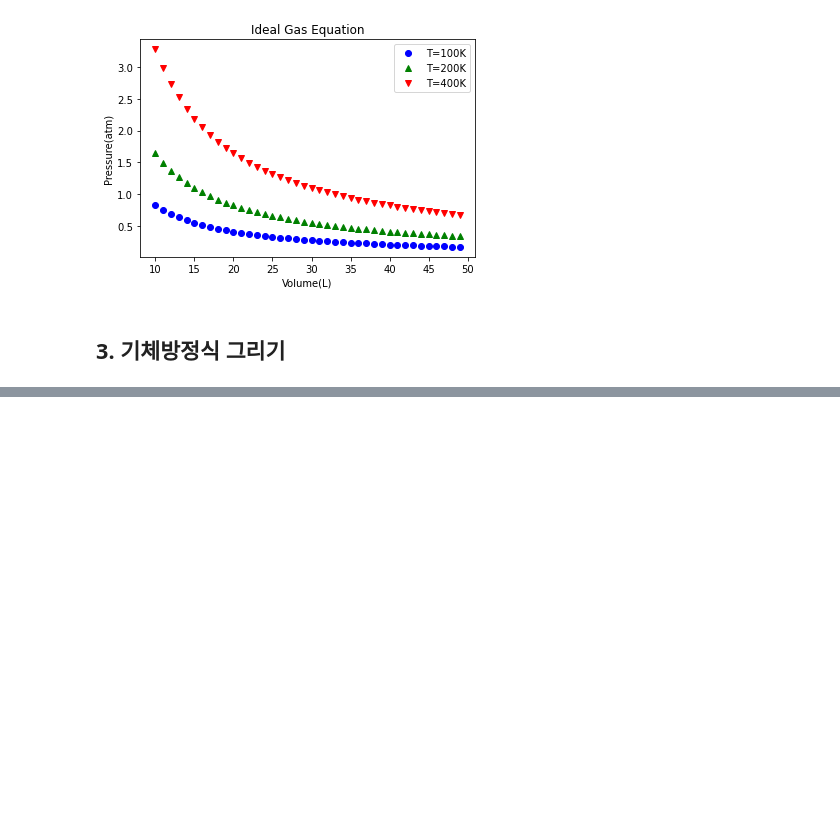
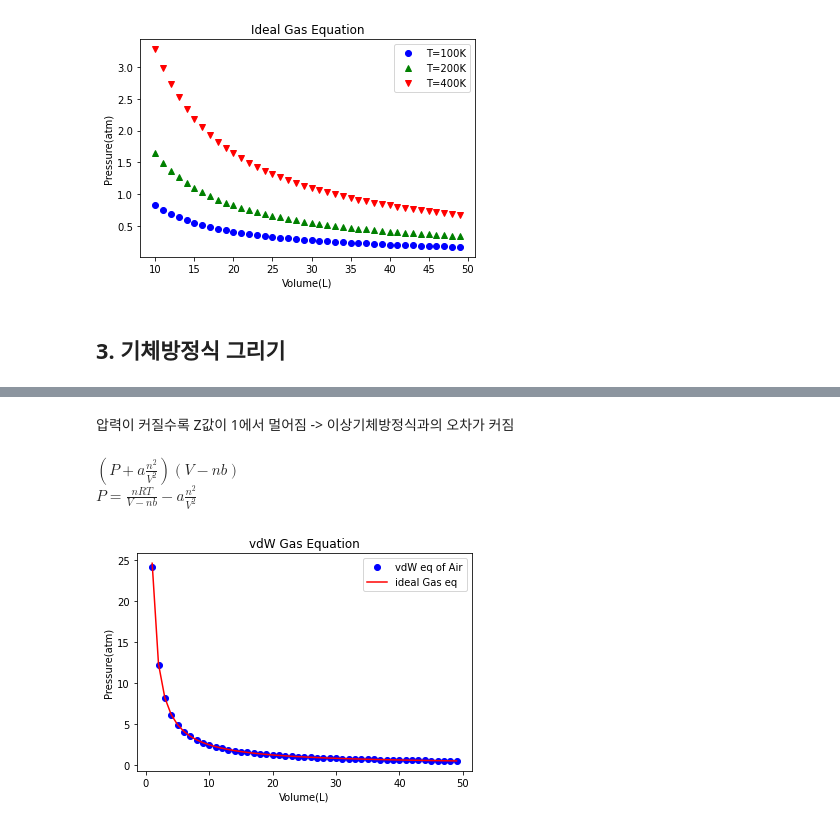
Before and after one commit to BrainNim/Study, a Jupyter notebook: K-MOOC/코딩으로 배우는 일반화학/week_2.ipynb, the cells around one changed output, grey strips where cells are left out. Drawn from its saved outputs; the diff is of its cells as text; code cells hidden in the pictures; blank space fills up the shorter version.

```diff
--- a/K-MOOC/코딩으로 배우는 일반화학/week_2.ipynb
+++ b/K-MOOC/코딩으로 배우는 일반화학/week_2.ipynb
@@ -96,0 +138,29 @@ V = np.array([])
+# %% [markdown]
+압력이 커질수록 Z값이 1에서 멀어짐 -> 이상기체방정식과의 오차가 커짐
+# %% [markdown]
+$(P+a\frac{n^2}{V^2})(V-nb)$
+$P=\frac{nRT}{V-nb}-a\frac{n^2}{V^2}$
+# %%
+# 반데르발스 기체방정식 그리기
+V = np.arange(1, 50, 1) # in L
+n = 1 # in mol
+R = 0.082057 # in L atm/(K mol)
+T = 300 # in K
+
+a = 1.38 # Nitrogen, in L^2 / mol^2
+b = 0.038 # Nitrogen, in L/mol
+
+P_vdW = n*R*T/(V-n*b) - a*n**2/V**2
+P_ideal = n*R*T/V
+
+plt.plot(V,P_vdW, 'bo' , label='vdW eq of Air')
+plt.plot(V,P_ideal, 'r-' , label='ideal Gas eq')
+
+plt.xlabel('Volume(L)')
+plt.ylabel('Pressure(atm)')
+plt.title('vdW Gas Equation')
+
+plt.legend()
+plt.show()
+# %% [output]
+[figure, added]
```
Also changed, not shown: parts of 11 cells of this notebook.
